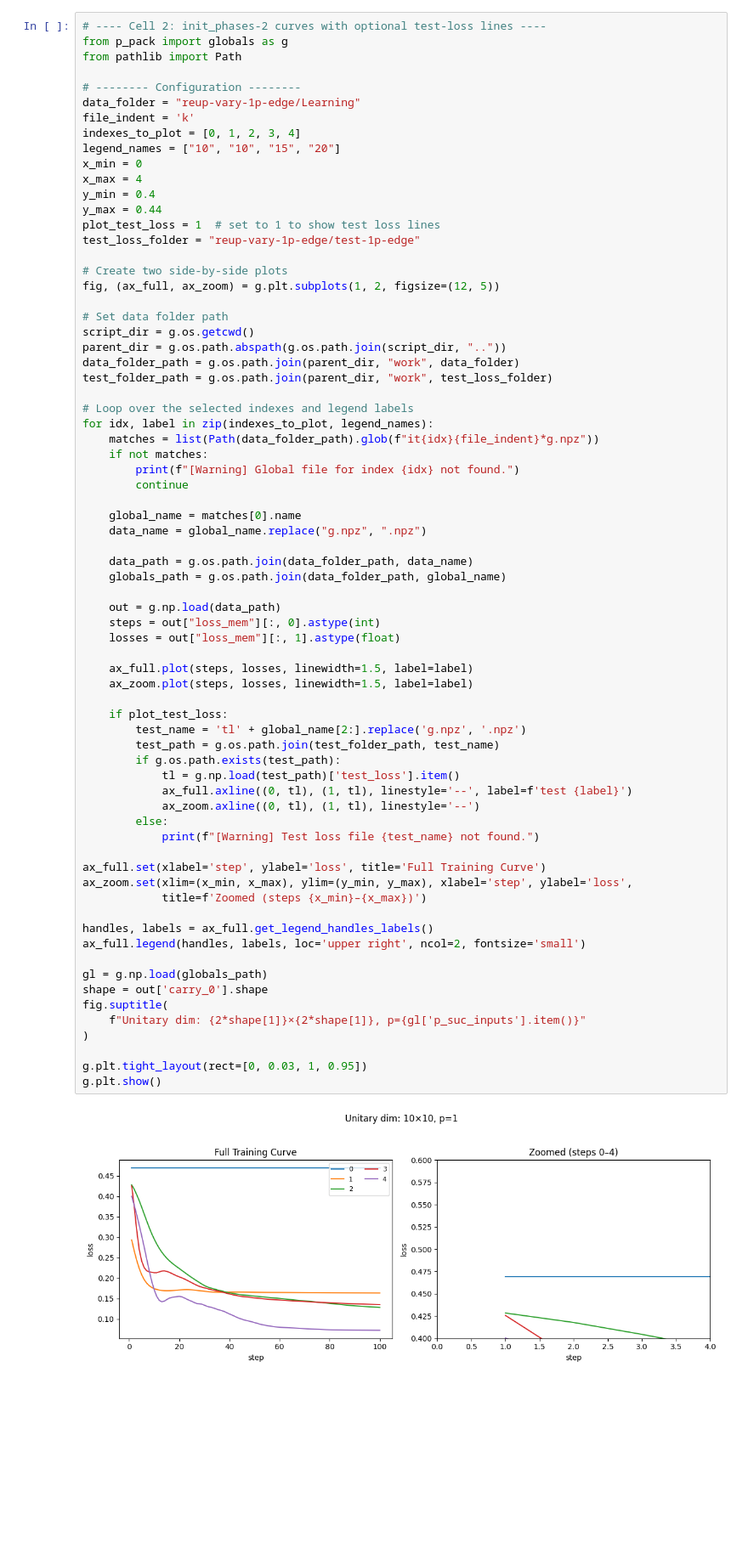
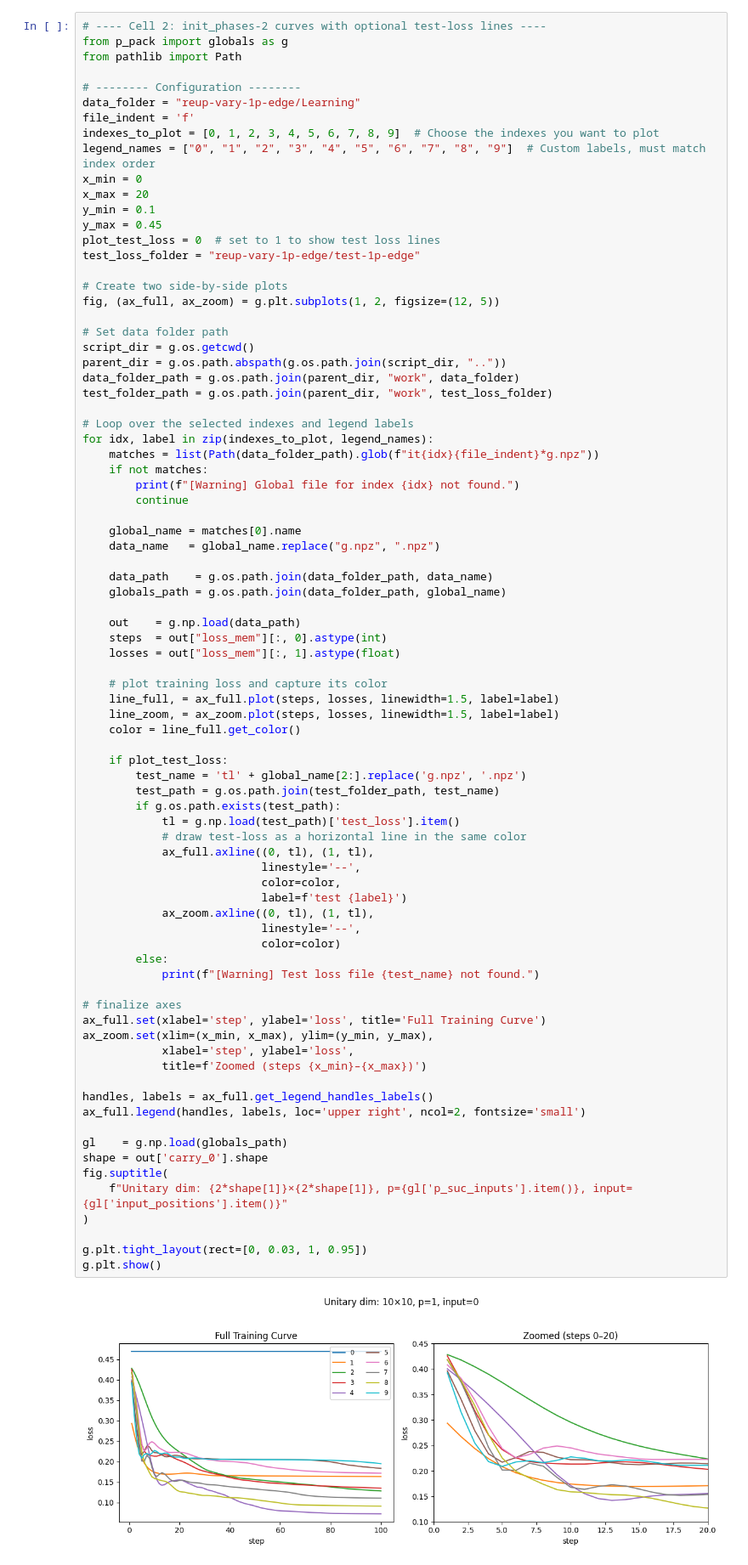
Before and after one commit to 01000111r/photon-net, a Jupyter notebook: plots.ipynb, the cells around one changed output. Shown: that part at 85% size. Saved outputs shown, nothing was run; the diff lists cells and outputs as text; blank space fills up the shorter version.

Commit message:
shuffling + parity switch + plots

```diff
--- a/plots.ipynb
+++ b/plots.ipynb
@@ -143,14 +143,14 @@ from pathlib import Path
 
 # -------- Configuration --------
 data_folder = "reup-vary-1p-edge/Learning"
-file_indent = 'k'
-indexes_to_plot = [0, 1, 2, 3, 4]
-legend_names = ["10", "10", "15", "20"]
+file_indent = 'f'
+indexes_to_plot = [0, 1, 2, 3, 4, 5, 6, 7, 8, 9]  # Choose the indexes you want to plot
+legend_names = ["0", "1", "2", "3", "4", "5", "6", "7", "8", "9"]  # Custom labels, must match index order
 x_min = 0
-x_max = 4
-y_min = 0.4
-y_max = 0.44
-plot_test_loss = 1  # set to 1 to show test loss lines
+x_max = 20
+y_min = 0.1
+y_max = 0.45
+plot_test_loss = 0  # set to 1 to show test loss lines
 test_loss_folder = "reup-vary-1p-edge/test-1p-edge"
 
 # Create two side-by-side plots
@@ -170,45 +170,55 @@ for idx, label in zip(indexes_to_plot, legend_names):
         continue
 
     global_name = matches[0].name
-    data_name = global_name.replace("g.npz", ".npz")
+    data_name   = global_name.replace("g.npz", ".npz")
 
-    data_path = g.os.path.join(data_folder_path, data_name)
+    data_path    = g.os.path.join(data_folder_path, data_name)
     globals_path = g.os.path.join(data_folder_path, global_name)
 
-    out = g.np.load(data_path)
-    steps = out["loss_mem"][:, 0].astype(int)
+    out    = g.np.load(data_path)
+    steps  = out["loss_mem"][:, 0].astype(int)
     losses = out["loss_mem"][:, 1].astype(float)
 
-    ax_full.plot(steps, losses, linewidth=1.5, label=label)
-    ax_zoom.plot(steps, losses, linewidth=1.5, label=label)
+    # plot training loss and capture its color
+    line_full, = ax_full.plot(steps, losses, linewidth=1.5, label=label)
+    line_zoom, = ax_zoom.plot(steps, losses, linewidth=1.5, label=label)
+    color = line_full.get_color()
 
     if plot_test_loss:
         test_name = 'tl' + global_name[2:].replace('g.npz', '.npz')
         test_path = g.os.path.join(test_folder_path, test_name)
         if g.os.path.exists(test_path):
             tl = g.np.load(test_path)['test_loss'].item()
-            ax_full.axline((0, tl), (1, tl), linestyle='--', label=f'test {label}')
-            ax_zoom.axline((0, tl), (1, tl), linestyle='--')
+            # draw test-loss as a horizontal line in the same color
+            ax_full.axline((0, tl), (1, tl),
+                           linestyle='--',
+                           color=color,
+                           label=f'test {label}')
+            ax_zoom.axline((0, tl), (1, tl),
+                           linestyle='--',
+                           color=color)
         else:
             print(f"[Warning] Test loss file {test_name} not found.")
 
+# finalize axes
 ax_full.set(xlabel='step', ylabel='loss', title='Full Training Curve')
-ax_zoom.set(xlim=(x_min, x_max), ylim=(y_min, y_max), xlabel='step', ylabel='loss',
+ax_zoom.set(xlim=(x_min, x_max), ylim=(y_min, y_max),
+            xlabel='step', ylabel='loss',
             title=f'Zoomed (steps {x_min}–{x_max})')
 
 handles, labels = ax_full.get_legend_handles_labels()
 ax_full.legend(handles, labels, loc='upper right', ncol=2, fontsize='small')
 
-gl = g.np.load(globals_path)
+gl    = g.np.load(globals_path)
 shape = out['carry_0'].shape
 fig.suptitle(
-    f"Unitary dim: {2*shape[1]}×{2*shape[1]}, p={gl['p_suc_inputs'].item()}"
+    f"Unitary dim: {2*shape[1]}×{2*shape[1]}, p={gl['p_suc_inputs'].item()}, input={gl['input_positions'].item()}"
 )
 
 g.plt.tight_layout(rect=[0, 0.03, 1, 0.95])
 g.plt.show()
 # %% [output]
-[figure, old version]
+[figure, new version]
 # %%
 # ---- Cell 3: plot test loss vs. index ----
 from p_pack import globals as g
```
Also changed, not shown: parts of 4 cells of this notebook, 48 other files.
